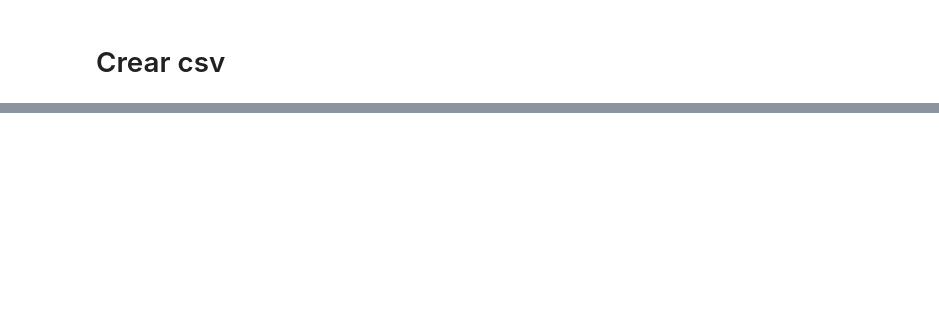
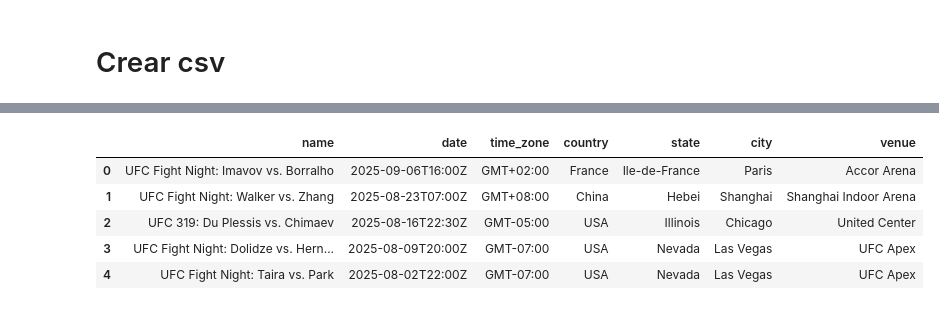
Before and after one commit to Facusc16/ufc_web_scraper, a Jupyter notebook: ufc_webscraping.ipynb, the cells around one changed output, grey strips where cells are left out. Saved outputs shown, nothing was run; the diff lists cells and outputs as text; code cells hidden in the pictures; blank space fills up the shorter version.

```diff
--- a/ufc_webscraping.ipynb
+++ b/ufc_webscraping.ipynb
@@ -212,0 +517,9 @@ fighters_profiles
+# %%
+events.head()
+# %% [output]
+|  | name | date | time_zone | country | state | city | venue |
+| 0 | UFC Fight Night: Imavov vs. Borralho | 2025-09-06T16:00Z | GMT+02:00 | France | Ile-de-France | Paris | Accor Arena |
+| 1 | UFC Fight Night: Walker vs. Zhang | 2025-08-23T07:00Z | GMT+08:00 | China | Hebei | Shanghai | Shanghai Indoor Arena |
+| 2 | UFC 319: Du Plessis vs. Chimaev | 2025-08-16T22:30Z | GMT-05:00 | USA | Illinois | Chicago | United Center |
+| 3 | UFC Fight Night: Dolidze vs. Hern... | 2025-08-09T20:00Z | GMT-07:00 | USA | Nevada | Las Vegas | UFC Apex |
+| 4 | UFC Fight Night: Taira vs. Park | 2025-08-02T22:00Z | GMT-07:00 | USA | Nevada | Las Vegas | UFC Apex |
```
Also changed, not shown: parts of 22 cells of this notebook.
